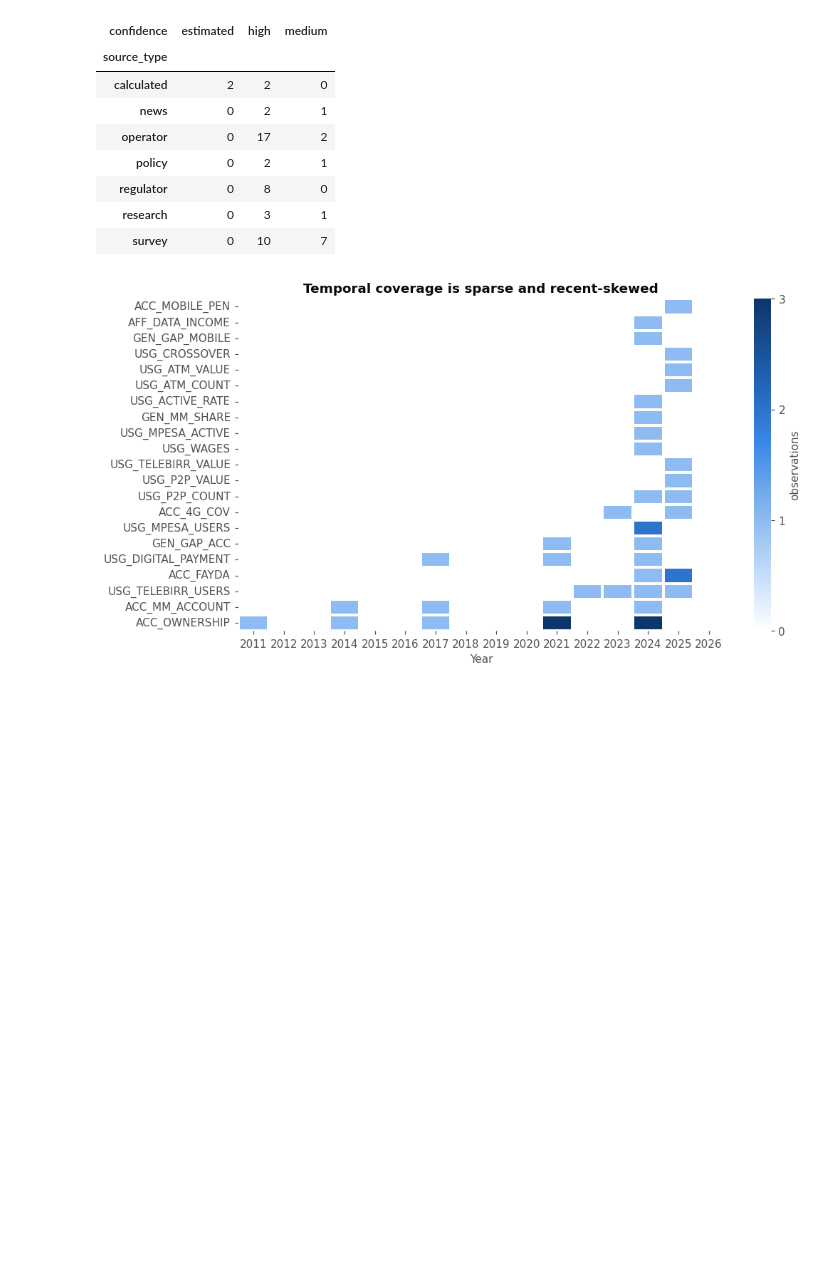
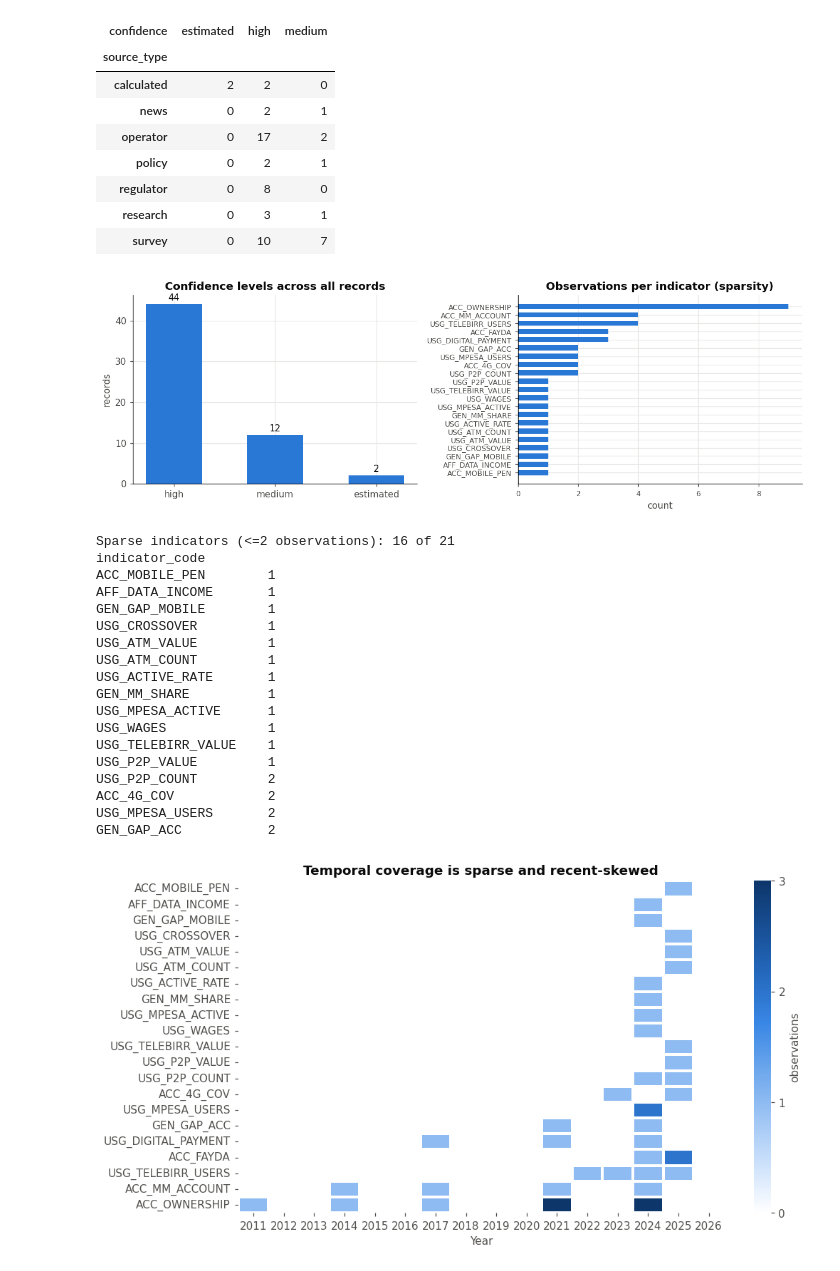
Before and after one commit to KalkidanAsfaw/ethiopia-fi-forecast, a Jupyter notebook: notebooks/02_eda.ipynb, the cells around one changed output. Cells and saved outputs as stored; diff of their text form; code cells hidden in the pictures; blank space fills up the shorter version.

```diff
--- a/notebooks/02_eda.ipynb
+++ b/notebooks/02_eda.ipynb
@@ -75,6 +75,48 @@ display(pd.crosstab(main.source_type.fillna("(none)"), main.confidence.fillna("(
 | regulator | 0 | 8 | 0 |
 | research | 0 | 3 | 1 |
 | survey | 0 | 10 | 7 |
+# %%
+# Data quality: confidence distribution and sparse-coverage identification
+fig, axes = plt.subplots(1, 2, figsize=(11, 3.8))
+conf = (main.confidence.fillna("(none)")
+        .value_counts().reindex(["high", "medium", "low", "estimated", "(none)"]).dropna())
+bars = axes[0].bar(conf.index, conf.values, color=C1, width=0.55)
+for b, v in zip(bars, conf.values):
+    axes[0].annotate(int(v), (b.get_x() + b.get_width()/2, v),
+                     textcoords="offset points", xytext=(0, 4), ha="center", color=INK)
+axes[0].set_title("Confidence levels across all records")
+axes[0].set_ylabel("records")
+
+n_obs = obs.groupby("indicator_code").size().sort_values()
+axes[1].barh(n_obs.index, n_obs.values, color=C1, height=0.62)
+axes[1].set_title("Observations per indicator (sparsity)")
+axes[1].set_xlabel("count"); axes[1].tick_params(labelsize=8)
+fig.tight_layout()
+save(fig, "data_quality.png"); plt.show()
+
+sparse = n_obs[n_obs <= 2]
+print(f"Sparse indicators (<=2 observations): {len(sparse)} of {n_obs.size}")
+print(sparse.to_string())
+# %% [output]
+[figure, added]
+Sparse indicators (<=2 observations): 16 of 21
+indicator_code
+ACC_MOBILE_PEN        1
+AFF_DATA_INCOME       1
+GEN_GAP_MOBILE        1
+USG_CROSSOVER         1
+USG_ATM_VALUE         1
+USG_ATM_COUNT         1
+USG_ACTIVE_RATE       1
+GEN_MM_SHARE          1
+USG_MPESA_ACTIVE      1
+USG_WAGES             1
+USG_TELEBIRR_VALUE    1
+USG_P2P_VALUE         1
+USG_P2P_COUNT         2
+ACC_4G_COV            2
+USG_MPESA_USERS       2
+GEN_GAP_ACC           2
 # %%
 # Temporal coverage matrix: which years have data for which indicators?
 cov = (obs.groupby(["indicator_code", "year"]).size().unstack(fill_value=0)
```
Also changed, not shown: parts of 1 cell of this notebook, 1 other file.
